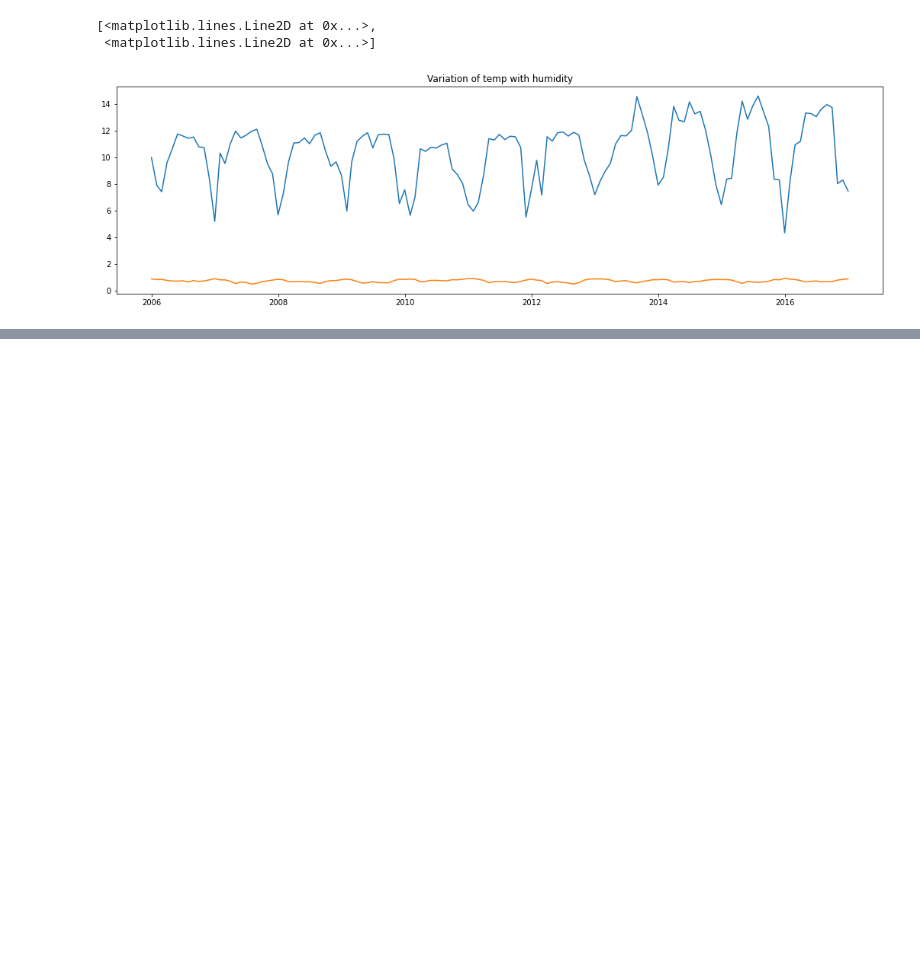
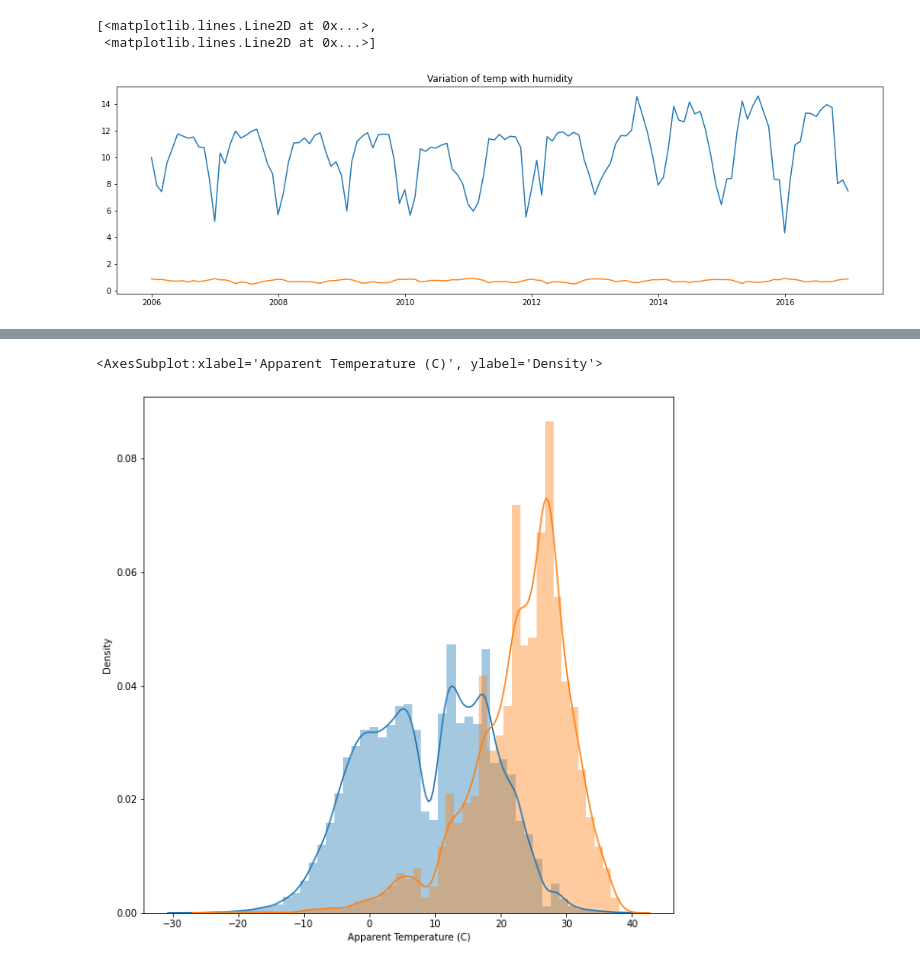
Before and after one commit to Abaleshenko/start-pyspark, a Jupyter notebook: atlas-weather/atlas-visualization.ipynb, the cells around one changed output, grey strips where cells are left out. Saved outputs shown, nothing was run; the diff lists cells and outputs as text; code cells hidden in the pictures; blank space fills up the shorter version.

```diff
--- a/atlas-weather/atlas-visualization.ipynb
+++ b/atlas-weather/atlas-visualization.ipynb
@@ -71,0 +107,9 @@ sns.heatmap(correlation, linewidths=.5, cmap="magma")
+# %%
+fig = plt.figure(figsize=(10, 10))
+
+# Show changing Temperatures depends on Humidity
+sns.distplot(df.loc[df['Humidity'] >= .5]['Apparent Temperature (C)'])
+sns.distplot(df.loc[df['Humidity'] <= .5]['Apparent Temperature (C)'])
+# %% [output]
+<AxesSubplot:xlabel='Apparent Temperature (C)', ylabel='Density'>
+[figure, added]
```
Also changed, not shown: parts of 7 cells of this notebook, 1 other file.
